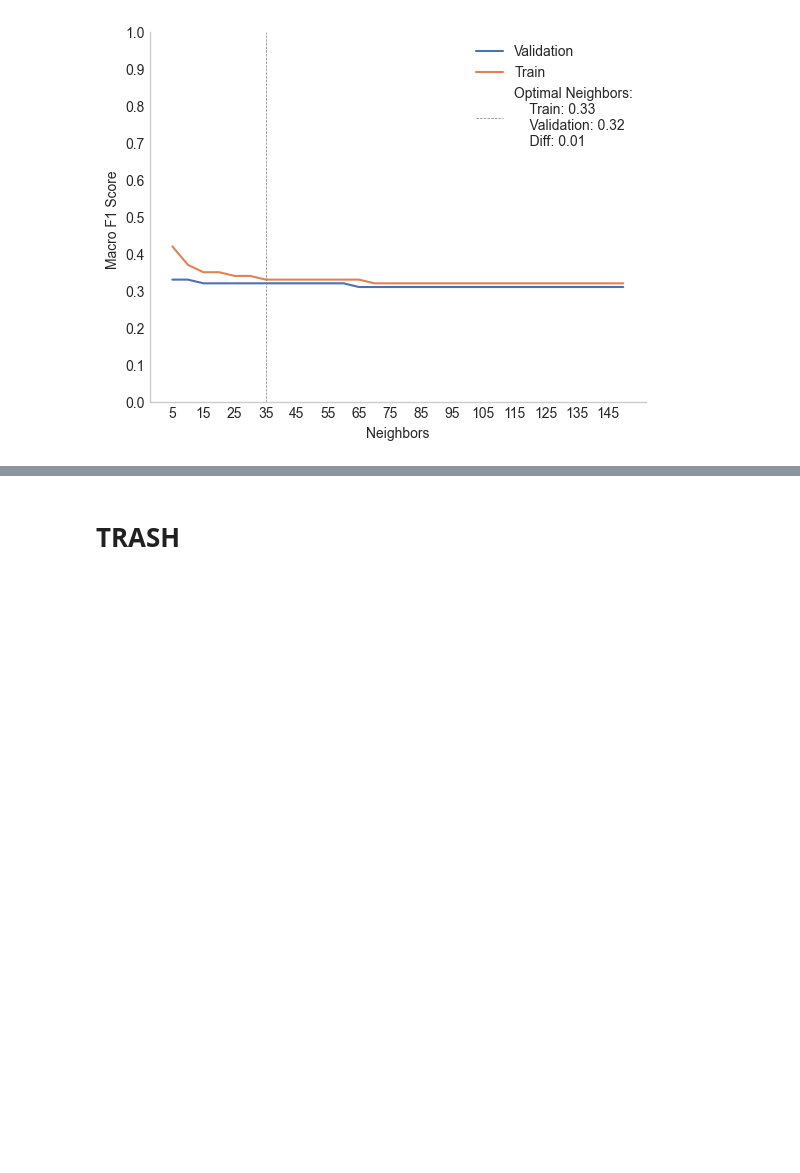
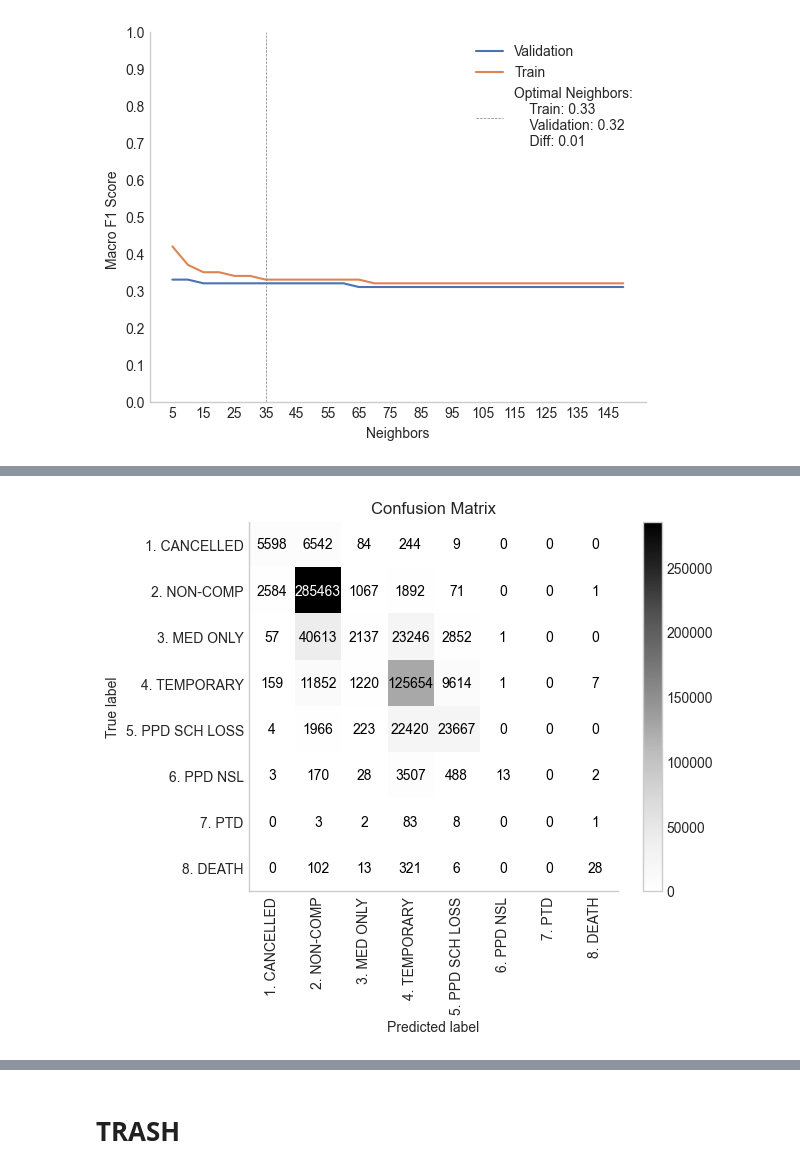
Before and after one commit to DiogoPF/Multiclass_Classification-WCB, a Jupyter notebook: Pipeline_diogo.ipynb, the cells around one changed output, grey strips where cells are left out. Drawn from its saved outputs; the diff is of its cells as text; code cells hidden in the pictures; blank space fills up the shorter version.

Commit message:
add new classes

```diff
--- a/Pipeline_diogo.ipynb
+++ b/Pipeline_diogo.ipynb
@@ -387,6 +389,7 @@ cat_cols = [
     "WCIO Part Of Body Description",
     "Zip Code",
     "OIICS Nature of Injury Description",
+    "Accident Date",
 ]
 
 # Binary columns
@@ -395,6 +398,12 @@ bin_cols = [
     "Attorney/Representative",
     "COVID-19 Indicator",
     "Gender",
+    "Accident Date",
+    "C-2 Date",
+    "C-3 Date",
+    "First Hearing Date",
+    "Assembly Date",
+    "Age at Injury",
 ]
 # %% [markdown]
 # Preprocessing Pipeline
@@ -1144,0 +1399,17 @@ dump(gs, "baseline.joblib")
+# %%
+from sklearn.metrics import confusion_matrix, ConfusionMatrixDisplay
+import matplotlib.pyplot as plt
+
+
+y_pred = base_models_gs.best_estimator_.predict(X)
+cm = confusion_matrix(y, y_pred)
+
+disp = ConfusionMatrixDisplay(
+    confusion_matrix=cm, display_labels=base_models_gs.best_estimator_.classes_
+)
+disp.plot(cmap="Greys")
+plt.title("Confusion Matrix")
+plt.xticks(rotation=90)
+plt.show()
+# %% [output]
+[figure, added]
```
Also changed, not shown: parts of 14 cells of this notebook, 1 other file.
